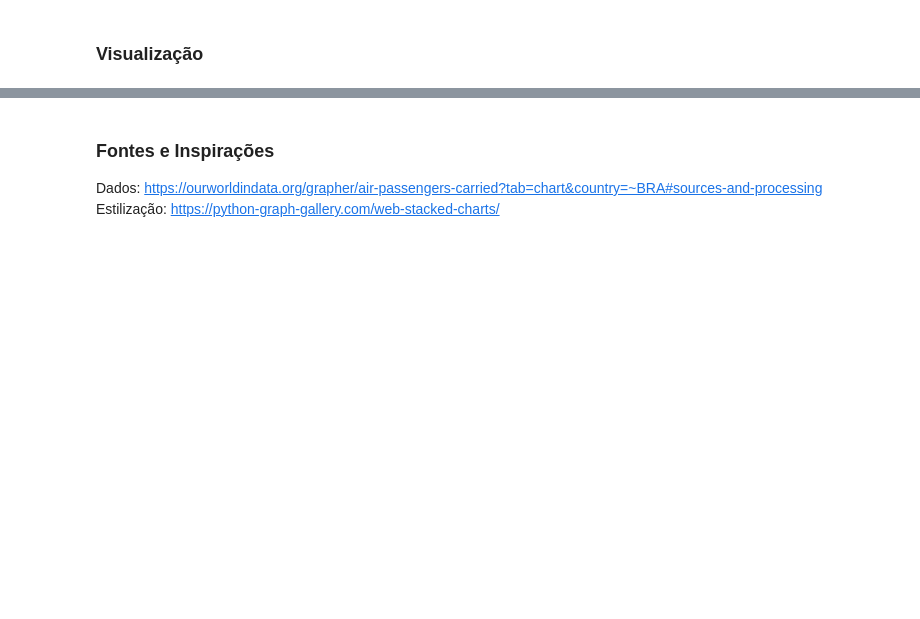
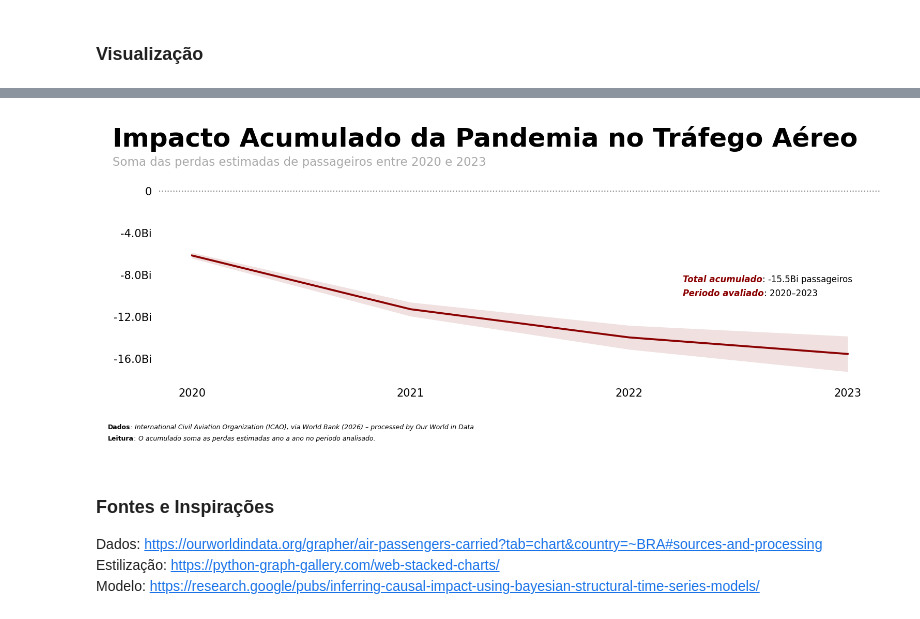
Before and after one commit to getrolucas/projects, a Jupyter notebook: nbs/data-viz-air-passengers.ipynb, the cells around one changed output, grey strips where cells are left out. Saved outputs shown, nothing was run; the diff lists cells and outputs as text; code cells hidden in the pictures; blank space fills up the shorter version.

```diff
--- a/nbs/data-viz-air-passengers.ipynb
+++ b/nbs/data-viz-air-passengers.ipynb
@@ -199,4 +448,69 @@ plt.show()
+# %%
+cum_total = y_ticks_formatter(post_plot["cum_effects"].iloc[-1], None)
+
+fig, ax = plt.subplots(figsize=(12, 4))
+fig.subplots_adjust(top=0.80, bottom=0.16)
+
+fig_text(
+    x=0.075,
+    y=0.98,
+    s="Impacto Acumulado da Pandemia no Tráfego Aéreo\n<Soma das perdas estimadas de passageiros entre 2020 e 2023>",
+    color="black",
+    fontweight="bold",
+    fontsize=24,
+    ha="left",
+    highlight_textprops=[{"fontsize": 11, "color": "darkgrey", "fontweight": "normal"}],
+)
+
+ax.plot(post_plot["year"], post_plot["cum_effects"], color="darkred", lw=1.8)
+ax.fill_between(
+    post_plot["year"],
+    post_plot["cum_effects_lower"],
+    post_plot["cum_effects_upper"],
+    color="darkred",
+    alpha=0.12,
+    linewidth=0,
+)
+ax.axhline(0, color="grey", lw=1, linestyle=":")
+
+for spine in ax.spines.values():
+    spine.set_visible(False)
+ax.yaxis.set_major_formatter(FuncFormatter(y_ticks_formatter))
+ax.yaxis.set_major_locator(MaxNLocator(nbins=5, integer=True))
+ax.xaxis.set_major_locator(MaxNLocator(integer=True))
+ax.tick_params(left=False, bottom=False)
+
+fig_text(
+    x=0.87,
+    y=0.5,
+    s=f"<Total acumulado>: {cum_total} passageiros\n<Periodo avaliado>: {post_period[0]}–{post_period[1]}",
+    color="black",
+    ha="right",
+    fontsize=8,
+    highlight_textprops=[
+        {"fontstyle": "italic", "fontweight": "bold", "color": "darkred"},
+        {"fontstyle": "italic", "fontweight": "bold", "color": "darkred"},
+    ],
+)
+fig_text(
+    x=0.07,
+    y=0.02,
+    s=f"<Dados>: <{metadata['columns']['is_air_psgr']['citationShort']}>\n<Leitura>: <O acumulado soma as perdas estimadas ano a ano no periodo analisado.>",
+    color="black",
+    ha="left",
+    fontsize=6,
+    highlight_textprops=[
+        {"fontweight": "bold"},
+        {"fontstyle": "italic"},
+        {"fontweight": "bold"},
+        {"fontstyle": "italic"},
+    ],
+)
+plt.show()
+# %% [output]
+[figure, added]
 # %% [markdown]
 ### **Fontes e Inspirações**
 Dados: https://ourworldindata.org/grapher/air-passengers-carried?tab=chart&country=~BRA#sources-and-processing \
-Estilização: https://python-graph-gallery.com/web-stacked-charts/
+Estilização: https://python-graph-gallery.com/web-stacked-charts/ \
+Modelo: https://research.google/pubs/inferring-causal-impact-using-bayesian-structural-time-series-models/
```
Also changed, not shown: parts of 18 cells of this notebook, 6 other files.
